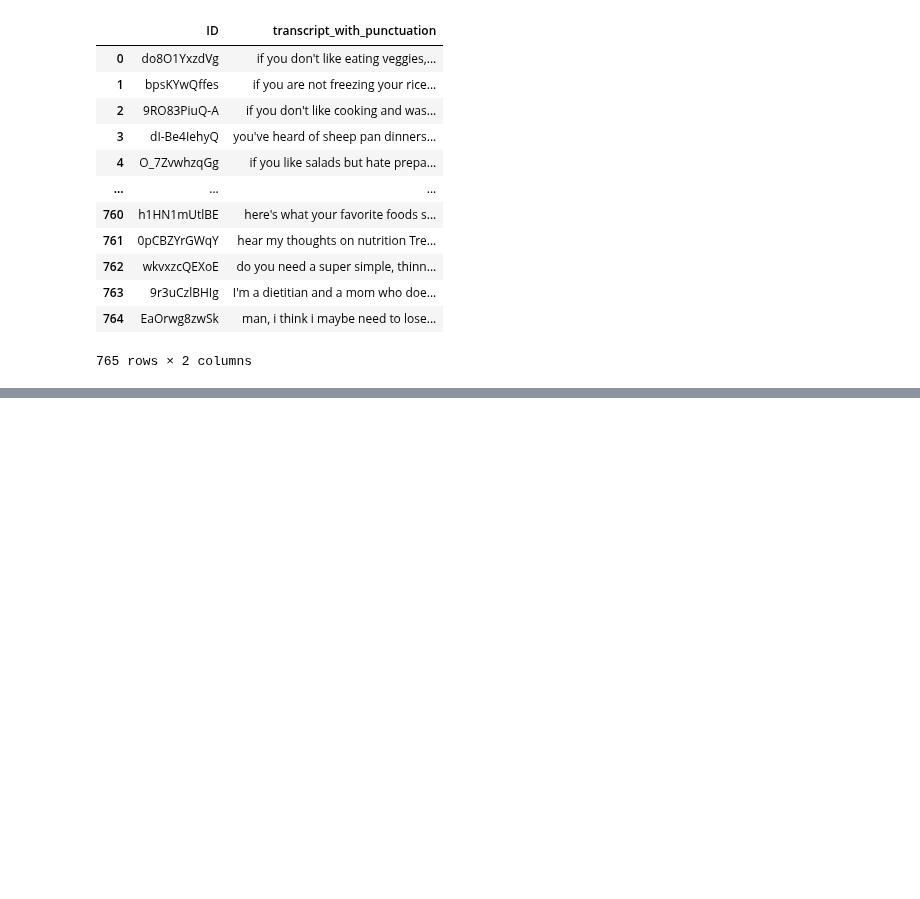
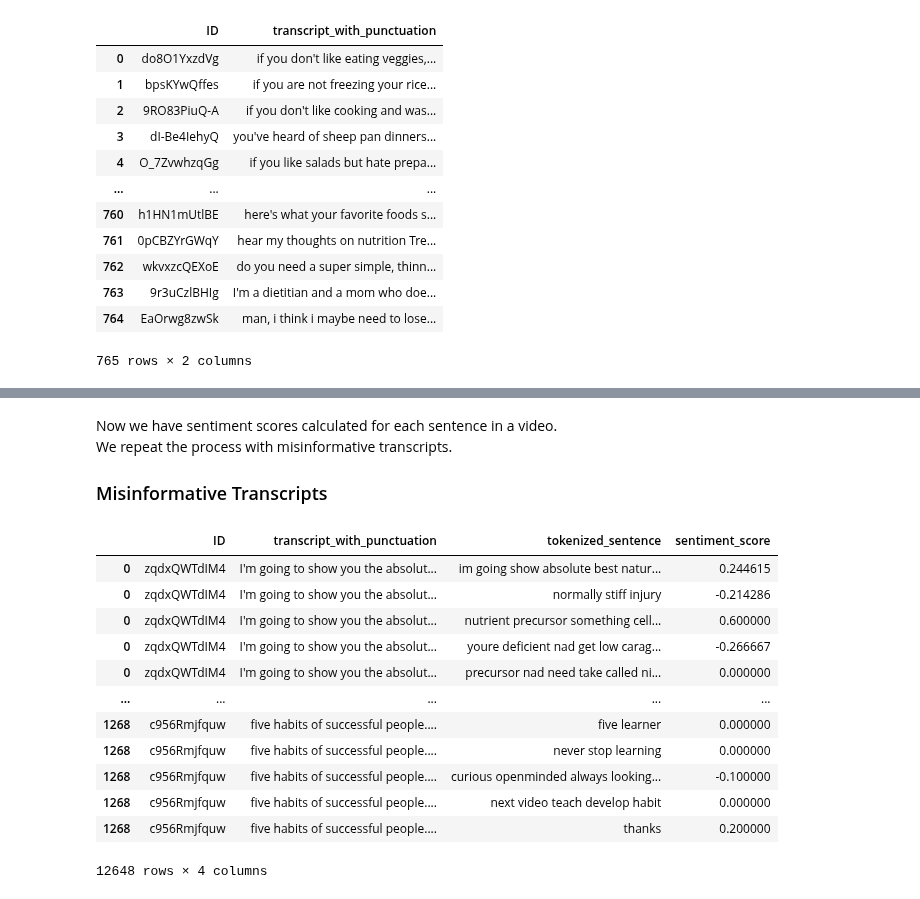
Before and after one commit to rileybaerg/TruthTube, a Jupyter notebook: sentence-token.ipynb, the cells around one changed output, grey strips where cells are left out. Cells and saved outputs as stored; diff of their text form; code cells hidden in the pictures; blank space fills up the shorter version.

```diff
--- a/sentence-token.ipynb
+++ b/sentence-token.ipynb
@@ -276,0 +389,28 @@ infotranscripts_df
+# %% [markdown]
+Now we have sentiment scores calculated for each sentence in a video.
+<br> We repeat the process with misinformative transcripts.
+### Misinformative Transcripts
+# %%
+import pandas as pd
+mistranscripts_df = pd.read_csv('misinfo_trans_with_punctuation.csv')
+mistranscripts_df = mistranscripts_df.drop(['Unnamed: 0'], axis=1)
+
+mistranscripts_df['tokenized_sentence'] = preprocess_text_column(mistranscripts_df['transcript_with_punctuation'])
+mistranscripts_df = mistranscripts_df.explode('tokenized_sentence')
+
+mistranscripts_df['sentiment_score'] = mistranscripts_df['tokenized_sentence'].apply(calculate_sentiment_score)
+mistranscripts_df
+# %% [output]
+|  | ID | transcript_with_punctuation | tokenized_sentence | sentiment_score |
+| 0 | zqdxQWTdIM4 | I'm going to show you the absolut... | im going show absolute best natur... | 0.244615 |
+| 0 | zqdxQWTdIM4 | I'm going to show you the absolut... | normally stiff injury | -0.214286 |
+| 0 | zqdxQWTdIM4 | I'm going to show you the absolut... | nutrient precursor something cell... | 0.600000 |
+| 0 | zqdxQWTdIM4 | I'm going to show you the absolut... | youre deficient nad get low carag... | -0.266667 |
+| 0 | zqdxQWTdIM4 | I'm going to show you the absolut... | precursor nad need take called ni... | 0.000000 |
+| ... | ... | ... | ... | ... |
+| 1268 | c956Rmjfquw | five habits of successful people.... | five learner | 0.000000 |
+| 1268 | c956Rmjfquw | five habits of successful people.... | never stop learning | 0.000000 |
+| 1268 | c956Rmjfquw | five habits of successful people.... | curious openminded always looking... | -0.100000 |
+| 1268 | c956Rmjfquw | five habits of successful people.... | next video teach develop habit | 0.000000 |
+| 1268 | c956Rmjfquw | five habits of successful people.... | thanks | 0.200000 |
+12648 rows × 4 columns
```
Also changed, not shown: parts of 17 cells of this notebook.
